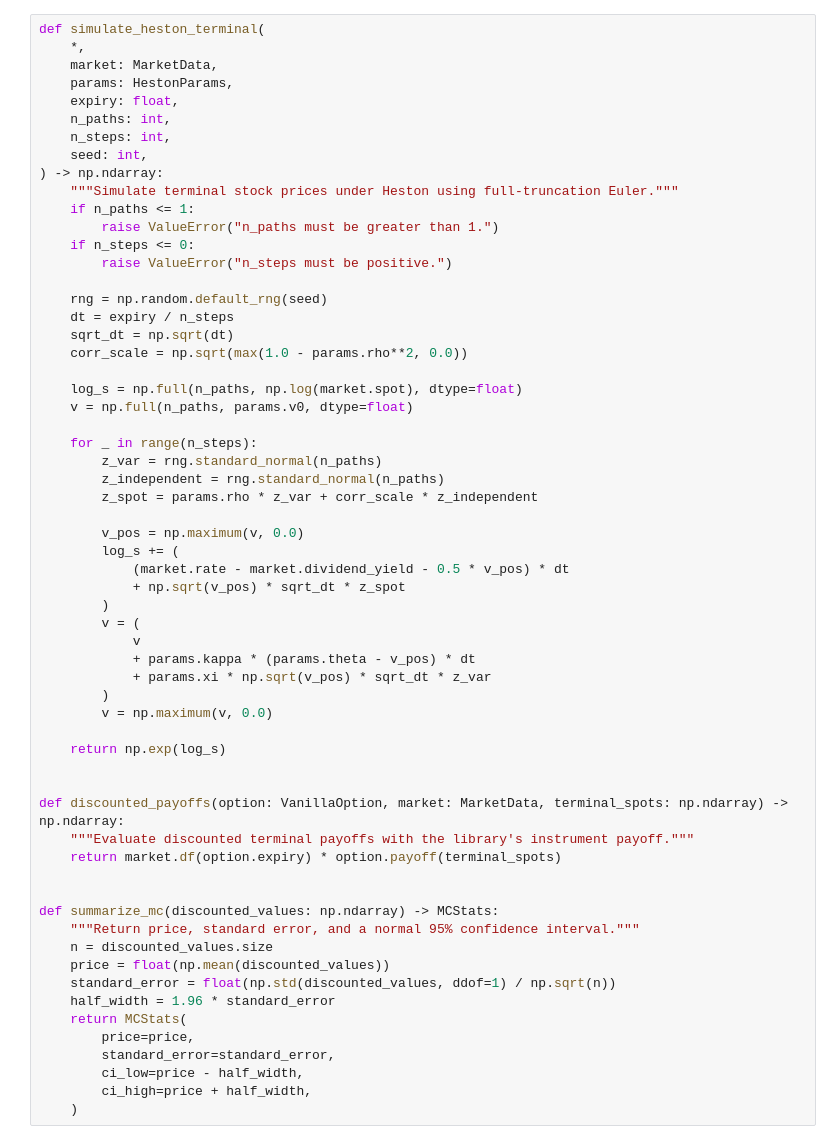
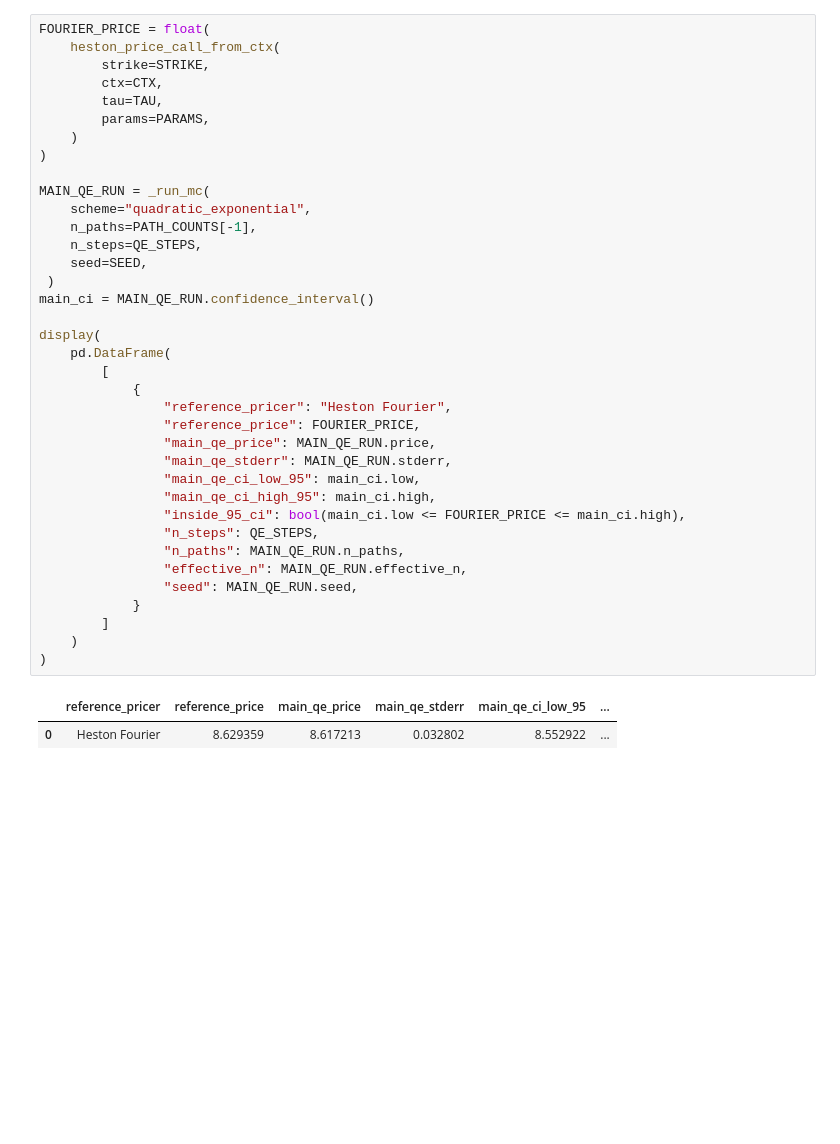
Before and after one commit to willemk-stack/option-pricing-library, a Jupyter notebook: demos/12_heston_mc_convergence.ipynb, the cells around one changed output. Drawn from its saved outputs; the diff is of its cells as text; blank space fills up the shorter version.

```diff
--- a/demos/12_heston_mc_convergence.ipynb
+++ b/demos/12_heston_mc_convergence.ipynb
@@ -115,61 +178,40 @@ The variance update uses the full-truncation Euler convention: the non-negative
 # %%
-def simulate_heston_terminal(
-    *,
-    market: MarketData,
-    params: HestonParams,
-    expiry: float,
-    n_paths: int,
-    n_steps: int,
-    seed: int,
-) -> np.ndarray:
-    """Simulate terminal stock prices under Heston using full-truncation Euler."""
-    if n_paths <= 1:
-        raise ValueError("n_paths must be greater than 1.")
-    if n_steps <= 0:
-        raise ValueError("n_steps must be positive.")
+FOURIER_PRICE = float(
+    heston_price_call_from_ctx(
+        strike=STRIKE,
+        ctx=CTX,
+        tau=TAU,
+        params=PARAMS,
+    )
+)
 
-    rng = np.random.default_rng(seed)
-    dt = expiry / n_steps
-    sqrt_dt = np.sqrt(dt)
-    corr_scale = np.sqrt(max(1.0 - params.rho**2, 0.0))
+MAIN_QE_RUN = _run_mc(
+    scheme="quadratic_exponential",
+    n_paths=PATH_COUNTS[-1],
+    n_steps=QE_STEPS,
+    seed=SEED,
+ )
+main_ci = MAIN_QE_RUN.confidence_interval()
 
-    log_s = np.full(n_paths, np.log(market.spot), dtype=float)
-    v = np.full(n_paths, params.v0, dtype=float)
-
-    for _ in range(n_steps):
-        z_var = rng.standard_normal(n_paths)
-        z_independent = rng.standard_normal(n_paths)
-        z_spot = params.rho * z_var + corr_scale * z_independent
-
-        v_pos = np.maximum(v, 0.0)
-        log_s += (
-            (market.rate - market.dividend_yield - 0.5 * v_pos) * dt
-            + np.sqrt(v_pos) * sqrt_dt * z_spot
-        )
-        v = (
-            v
-            + params.kappa * (params.theta - v_pos) * dt
-            + params.xi * np.sqrt(v_pos) * sqrt_dt * z_var
-        )
-        v = np.maximum(v, 0.0)
-
-    return np.exp(log_s)
-
-
-def discounted_payoffs(option: VanillaOption, market: MarketData, terminal_spots: np.ndarray) -> np.ndarray:
-    """Evaluate discounted terminal payoffs with the library's instrument payoff."""
-    return market.df(option.expiry) * option.payoff(terminal_spots)
-
-
-def summarize_mc(discounted_values: np.ndarray) -> MCStats:
-    """Return price, standard error, and a normal 95% confidence interval."""
-    n = discounted_values.size
-    price = float(np.mean(discounted_values))
-    standard_error = float(np.std(discounted_values, ddof=1) / np.sqrt(n))
-    half_width = 1.96 * standard_error
-    return MCStats(
-        price=price,
-        standard_error=standard_error,
-        ci_low=price - half_width,
-        ci_high=price + half_width,
+display(
+    pd.DataFrame(
+        [
+            {
+                "reference_pricer": "Heston Fourier",
+                "reference_price": FOURIER_PRICE,
+                "main_qe_price": MAIN_QE_RUN.price,
+                "main_qe_stderr": MAIN_QE_RUN.stderr,
+                "main_qe_ci_low_95": main_ci.low,
+                "main_qe_ci_high_95": main_ci.high,
+                "inside_95_ci": bool(main_ci.low <= FOURIER_PRICE <= main_ci.high),
+                "n_steps": QE_STEPS,
+                "n_paths": MAIN_QE_RUN.n_paths,
+                "effective_n": MAIN_QE_RUN.effective_n,
+                "seed": MAIN_QE_RUN.seed,
+            }
+        ]
     )
+)
+# %% [output]
+|  | reference_pricer | reference_price | main_qe_price | main_qe_stderr | main_qe_ci_low_95 | ... |
+| 0 | Heston Fourier | 8.629359 | 8.617213 | 0.032802 | 8.552922 | ... |
```
Also changed, not shown: parts of 21 cells of this notebook.
